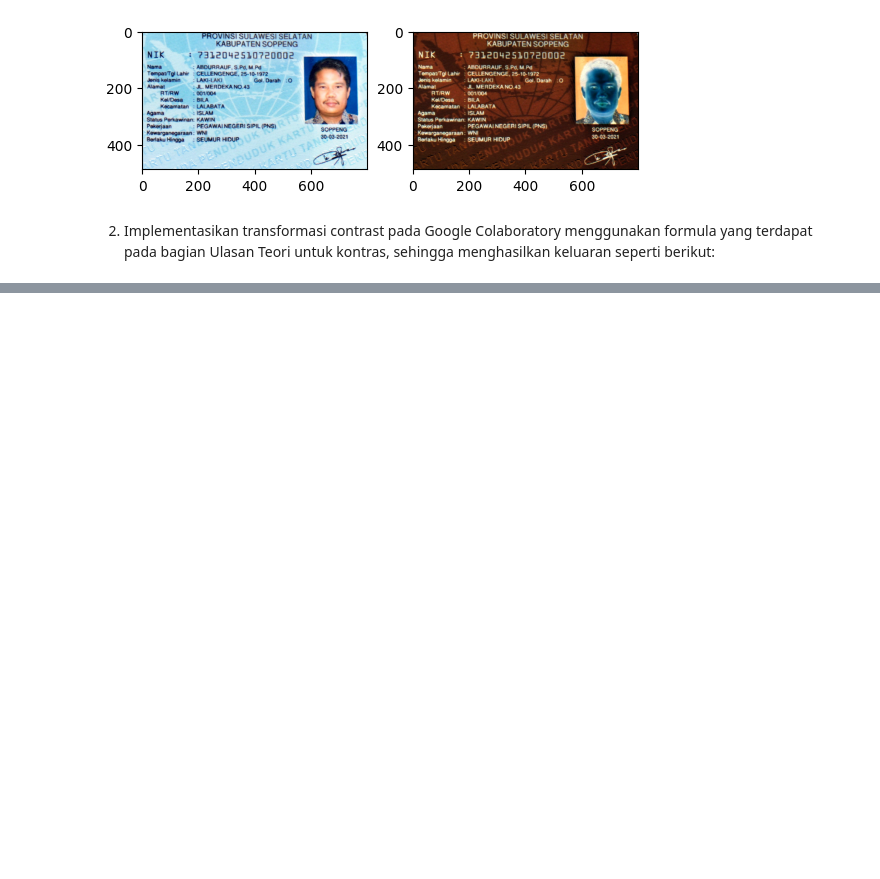
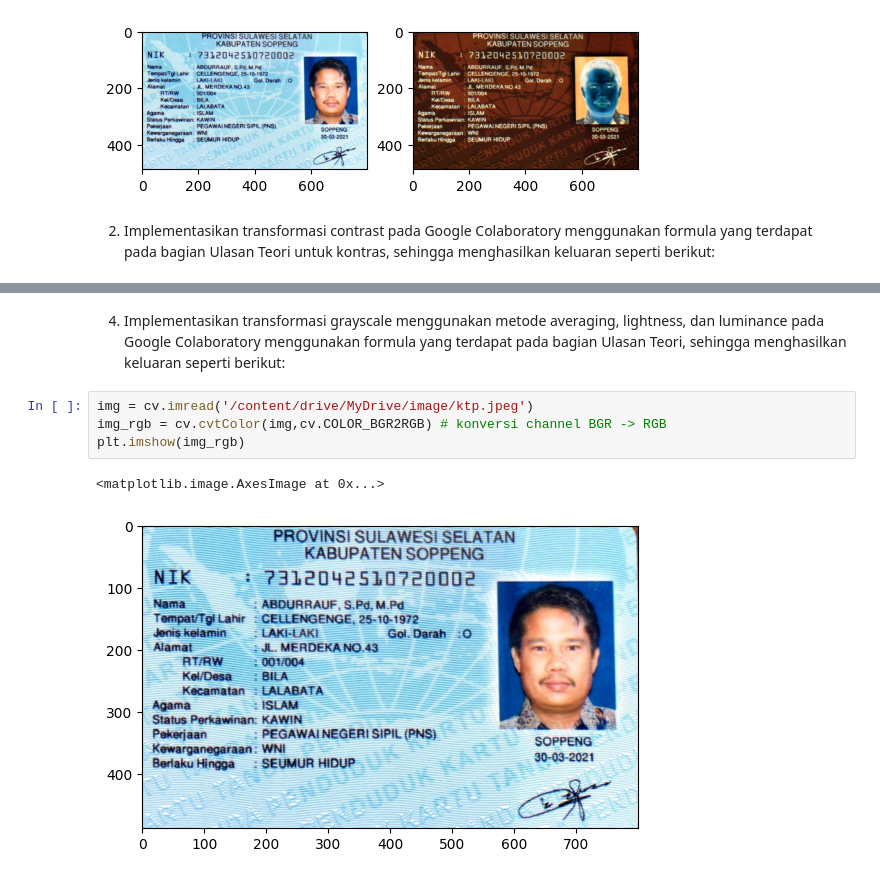
Before and after one commit to KrysnaRachmatR/PCVK_GANJIL_2023, a Jupyter notebook: Week3.ipynb, the cells around one changed output, grey strips where cells are left out. Drawn from its saved outputs; the diff is of its cells as text; blank space fills up the shorter version.

```diff
--- a/Week3.ipynb
+++ b/Week3.ipynb
@@ -79,0 +118,11 @@ for y in range(original.shape[0]):
+# %% [markdown]
+4. Implementasikan transformasi grayscale menggunakan metode averaging, lightness,
+dan luminance pada Google Colaboratory menggunakan formula yang terdapat pada
+bagian Ulasan Teori, sehingga menghasilkan keluaran seperti berikut:
+# %%
+img = cv.imread('/content/drive/MyDrive/image/ktp.jpeg')
+img_rgb = cv.cvtColor(img,cv.COLOR_BGR2RGB) # konversi channel BGR -> RGB
+plt.imshow(img_rgb)
+# %% [output]
+<matplotlib.image.AxesImage at 0x...>
+[figure, added]
```
Also changed, not shown: parts of 15 cells of this notebook.
